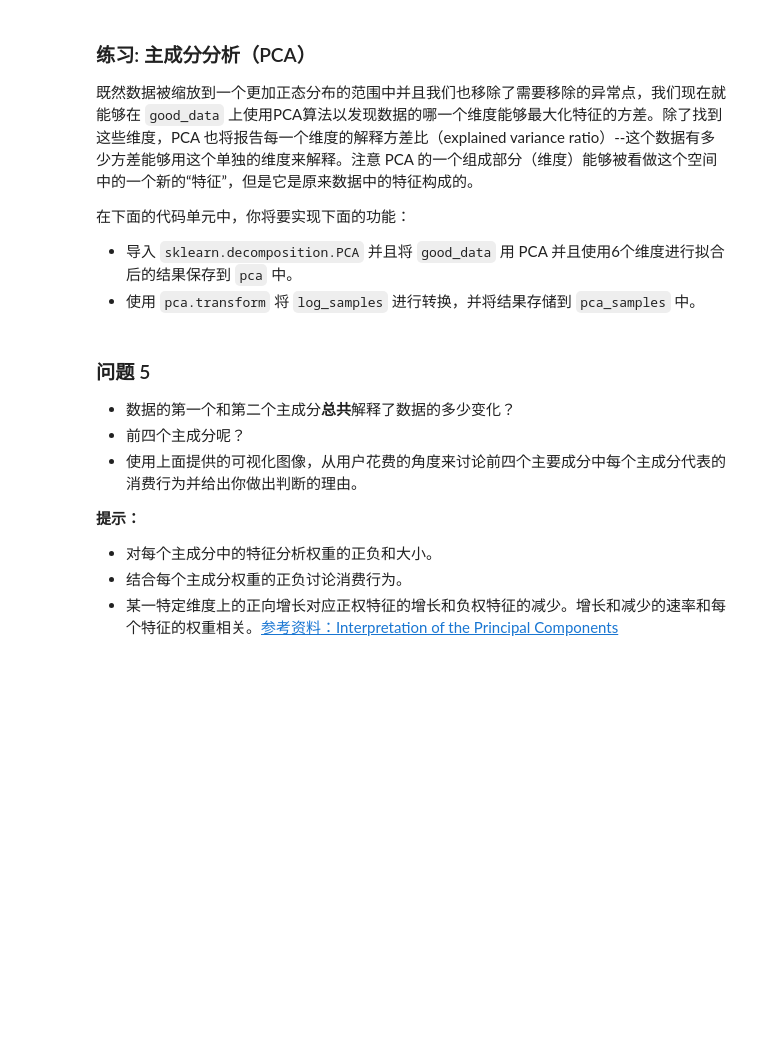
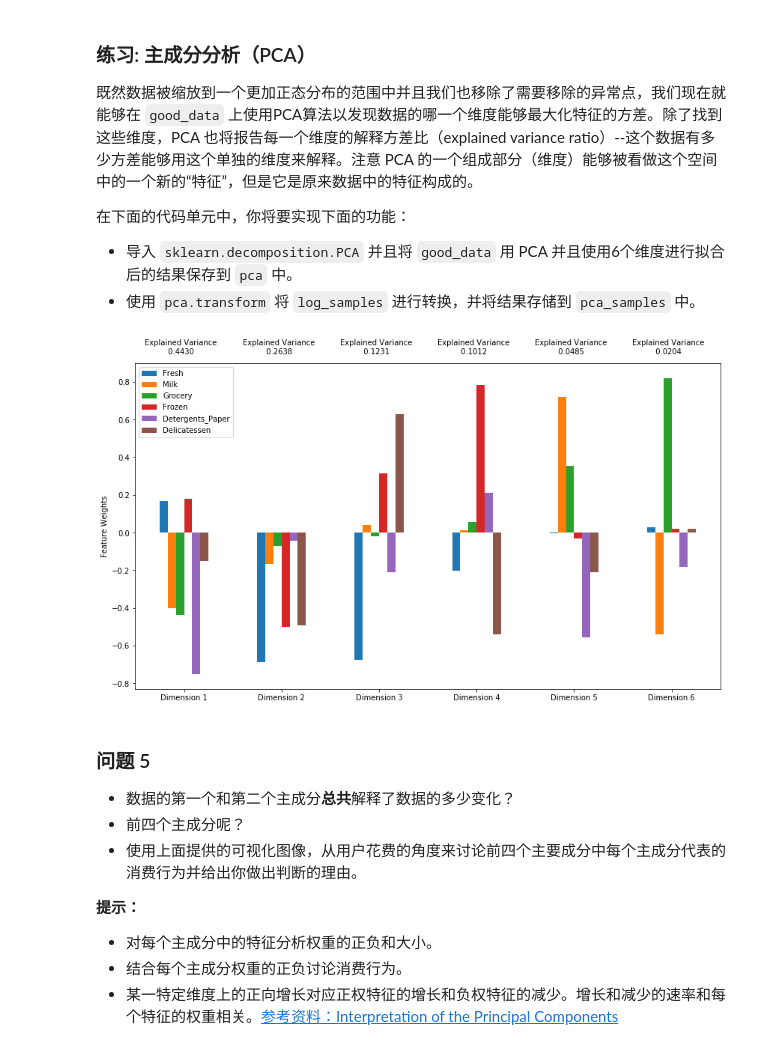
Before and after one commit to richardlovecode/customer_segment, a Jupyter notebook: customer_segments.ipynb, the cells around one changed output. Saved outputs shown, nothing was run; the diff lists cells and outputs as text; code cells hidden in the pictures; blank space fills up the shorter version.

```diff
--- a/customer_segments.ipynb
+++ b/customer_segments.ipynb
@@ -227,6 +227,8 @@ log_data.corr()
 一旦你完成了这些功能，数据集将存储在 `good_data` 中。
 # %%
 # 对于每一个特征，找到值异常高或者是异常低的数据点
+from collections import Counter
+out = []
 for feature in log_data.keys():
 
     # TODO: 计算给定特征的Q1（数据的25th分位点）
@@ -241,12 +243,18 @@ for feature in log_data.keys():
     # 显示异常点
     print("Data points considered outliers for the feature '{}':".format(feature))
     display(log_data[~((log_data[feature] >= Q1 - step) & (log_data[feature] <= Q3 + step))])
+    out = out + list(log_data[~((log_data[feature] >= Q1 - step) & (log_data[feature] <= Q3 + step))].index)
 
-# TODO(可选): 选择你希望移除的数据点的索引
-#outliers  = []
+out_dict = Counter(out)
+#TODO(可选): 选择你希望移除的数据点的索引
+outliers = []
+for key in out_dict.keys():
+    if out_dict[key]>1:
+        outliers.append(key)
+print(outliers)
 
 # 以下代码会移除outliers中索引的数据点, 并储存在good_data中
-#good_data = log_data.drop(log_data.index[outliers]).reset_index(drop = True)
+good_data = log_data.drop(log_data.index[outliers]).reset_index(drop = True)
 # %% [output]
 Data points considered outliers for the feature 'Fresh':
 |  | Fresh | Milk | Grocery | Frozen | Detergents_Paper | Delicatessen |
@@ -331,13 +341,17 @@ Data points considered outliers for the feature 'Delicatessen':
  - 使用 `pca.transform` 将 `log_samples` 进行转换，并将结果存储到 `pca_samples` 中。
 # %%
 # TODO：通过在good data上进行PCA，将其转换成6个维度
-pca = None
+from sklearn.decomposition import PCA
+pca = PCA(n_components=6)
+pca.fit(good_data)
 
 # TODO：使用上面的PCA拟合将变换施加在log_samples上
-pca_samples = None
+pca_samples = pca.transform(log_samples)
 
 # 生成PCA的结果图
 pca_results = vs.pca_results(good_data, pca)
+# %% [output]
+[figure, added]
 # %% [markdown]
 ### 问题 5
 
```
Also changed, not shown: parts of 34 cells of this notebook, 1 other file.
